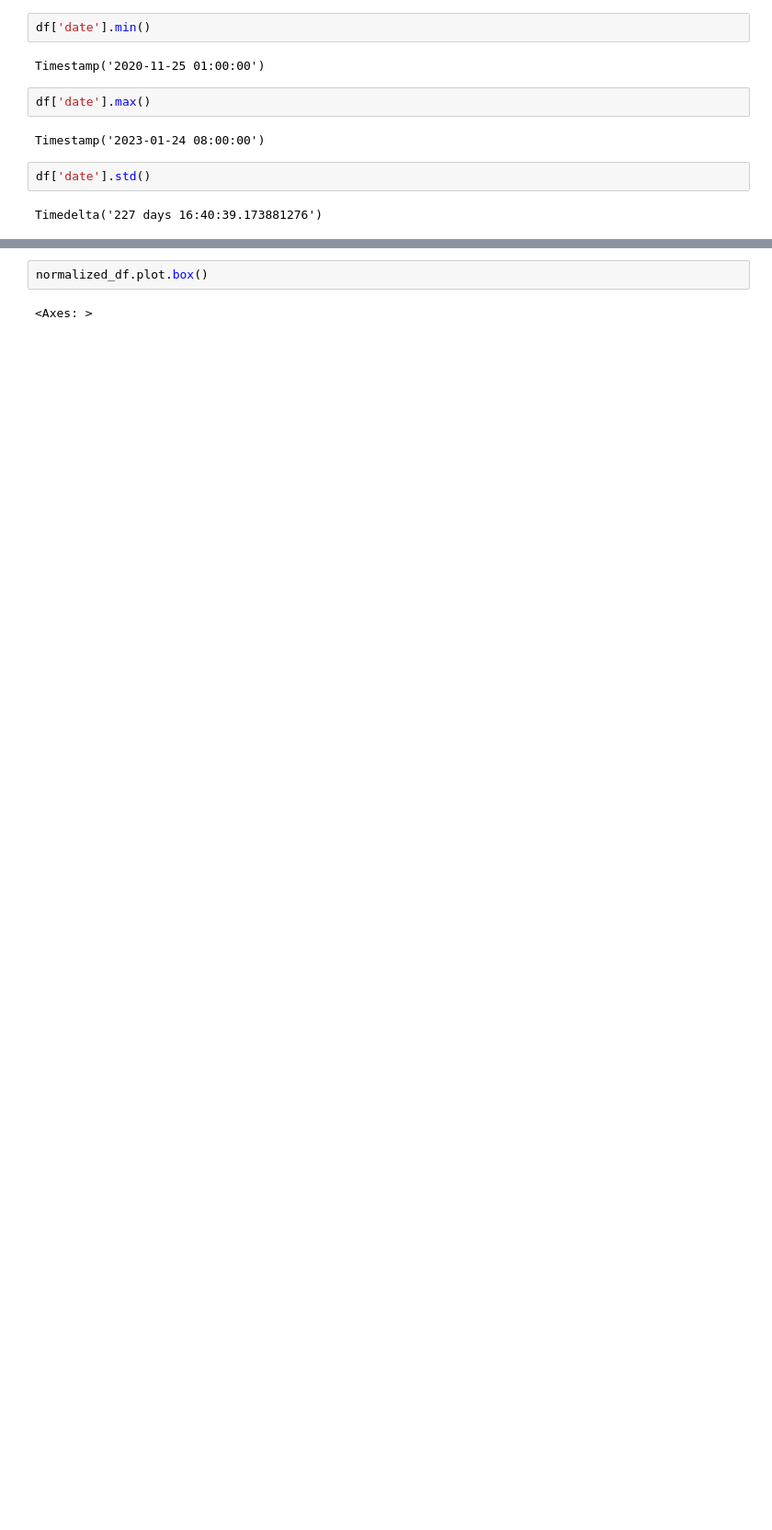
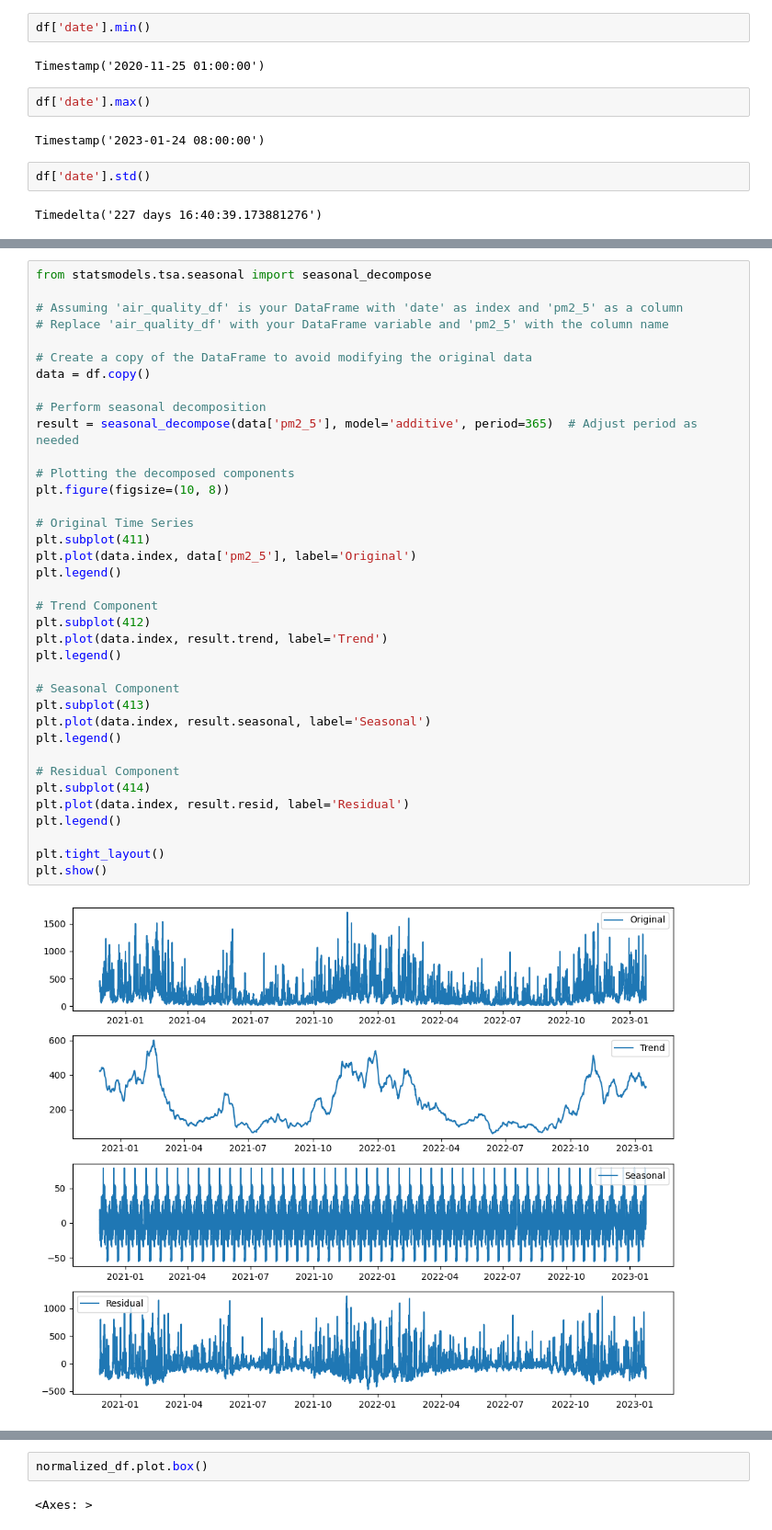
Before and after one commit to Aseempal81/delhiaqi, a Jupyter notebook: AQI_Delhi.ipynb, the cells around one changed output, grey strips where cells are left out. Shown: that part at 92% size. Drawn from its saved outputs; the diff is of its cells as text; blank space fills up the shorter version.

```diff
--- a/AQI_Delhi.ipynb
+++ b/AQI_Delhi.ipynb
@@ -92,0 +172,39 @@ Timedelta('227 days 16:40:39.173881276')
+# %%
+from statsmodels.tsa.seasonal import seasonal_decompose
+
+# Assuming 'air_quality_df' is your DataFrame with 'date' as index and 'pm2_5' as a column
+# Replace 'air_quality_df' with your DataFrame variable and 'pm2_5' with the column name
+
+# Create a copy of the DataFrame to avoid modifying the original data
+data = df.copy()
+
+# Perform seasonal decomposition
+result = seasonal_decompose(data['pm2_5'], model='additive', period=365)  # Adjust period as needed
+
+# Plotting the decomposed components
+plt.figure(figsize=(10, 8))
+
+# Original Time Series
+plt.subplot(411)
+plt.plot(data.index, data['pm2_5'], label='Original')
+plt.legend()
+
+# Trend Component
+plt.subplot(412)
+plt.plot(data.index, result.trend, label='Trend')
+plt.legend()
+
+# Seasonal Component
+plt.subplot(413)
+plt.plot(data.index, result.seasonal, label='Seasonal')
+plt.legend()
+
+# Residual Component
+plt.subplot(414)
+plt.plot(data.index, result.resid, label='Residual')
+plt.legend()
+
+plt.tight_layout()
+plt.show()
+# %% [output]
+[figure, added]
```
Also changed, not shown: parts of 24 cells of this notebook.
